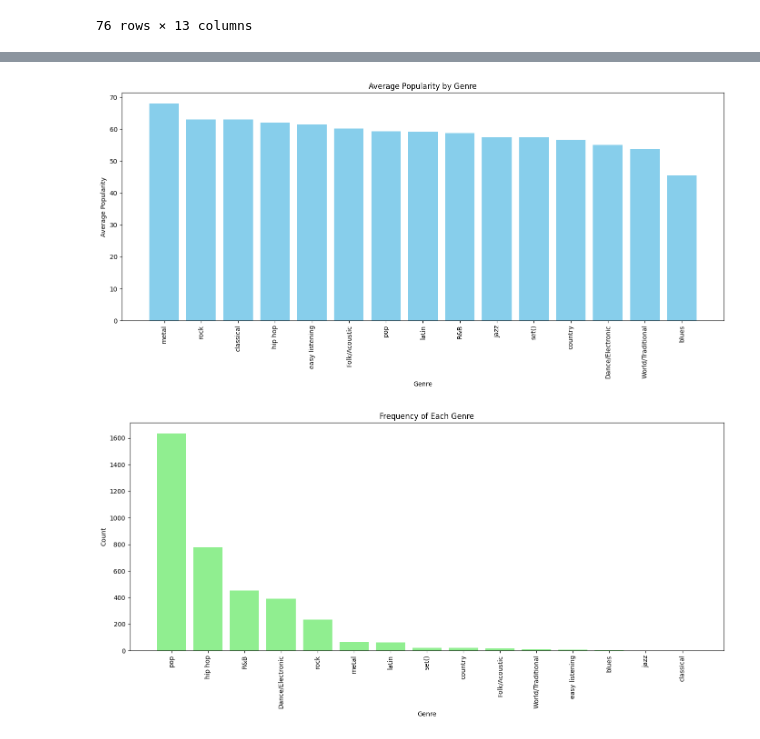
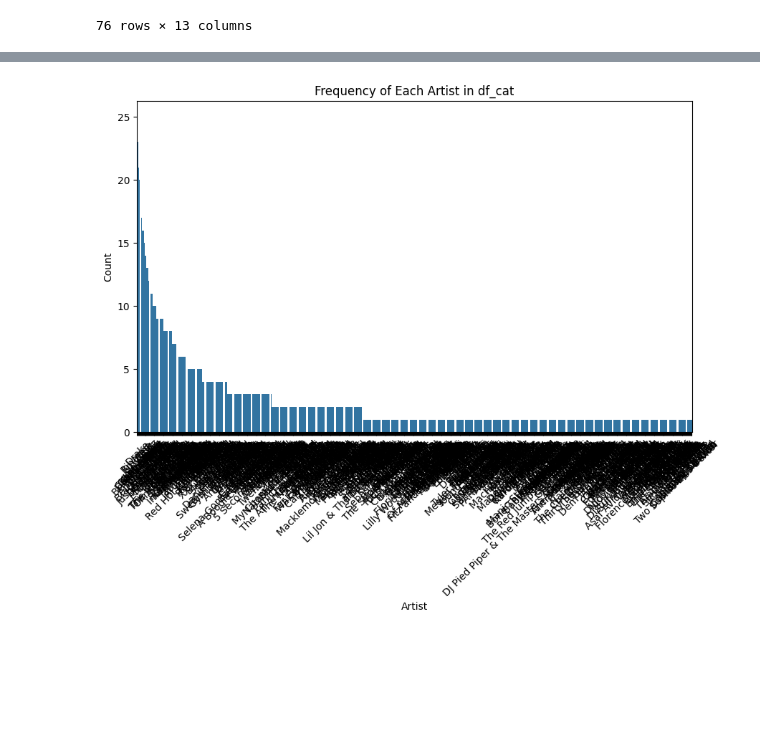
Before and after one commit to stevenfojas670/Spotify-ML-Project, a Jupyter notebook: Preprocessing.ipynb, the cells around one changed output, grey strips where cells are left out. Cells and saved outputs as stored; diff of their text form; code cells hidden in the pictures; blank space fills up the shorter version.

```diff
--- a/Preprocessing.ipynb
+++ b/Preprocessing.ipynb
@@ -146,29 +140,11 @@ for i in df_cat.columns:
-# %%
-# Calculating average popularity by genre
-genre_popularity = df_exploded.groupby('genre')['popularity'].mean().sort_values(ascending=False)
-
-# Plotting average popularity by genre using matplotlib
-plt.figure(figsize=(14, 7))
-plt.bar(genre_popularity.index, genre_popularity.values, color='skyblue')
-plt.xticks(rotation=90)
-plt.title('Average Popularity by Genre')
-plt.ylabel('Average Popularity')
-plt.xlabel('Genre')
-plt.tight_layout()
-plt.show()
-
-# Calculating frequency of each genre
-genre_counts = df_exploded['genre'].value_counts()
-
-# Plotting the frequency of each genre using matplotlib
-plt.figure(figsize=(14, 7))
-plt.bar(genre_counts.index, genre_counts.values, color='lightgreen')
-plt.xticks(rotation=90)
-plt.title('Frequency of Each Genre')
-plt.ylabel('Count')
-plt.xlabel('Genre')
-plt.tight_layout()
-plt.show()
-# %% [output]
-[figure, removed]
-[figure, removed]
+# %%
+# Plotting the count of each artist
+plt.figure(figsize=(10, 6))
+sns.countplot(x='artist', data=df_cat, order=df_cat['artist'].value_counts().index)
+plt.title('Frequency of Each Artist in df_cat')
+plt.xlabel('Artist')
+plt.ylabel('Count')
+plt.xticks(rotation=45)  # Rotate labels for better readability if needed
+plt.show()
+# %% [output]
+[figure, added]
```
Also changed, not shown: parts of 10 cells of this notebook.
